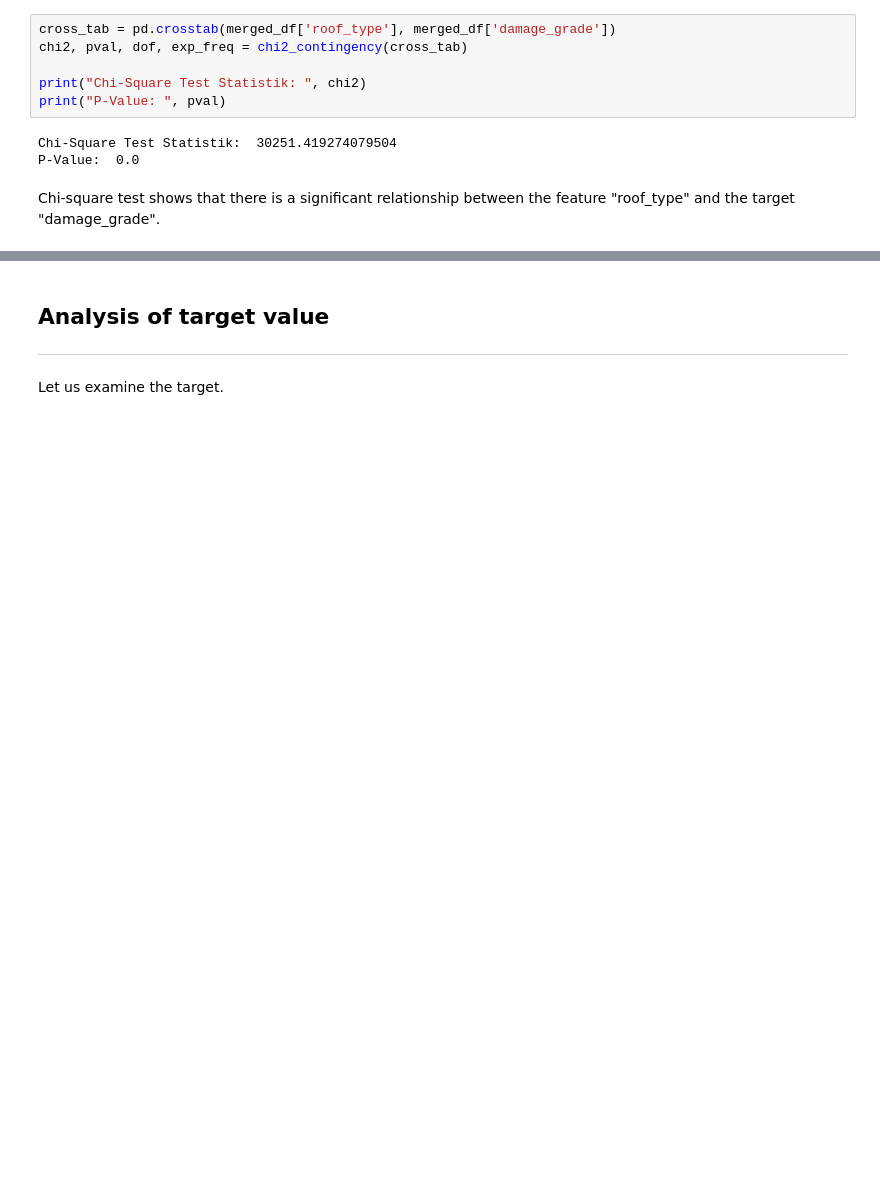
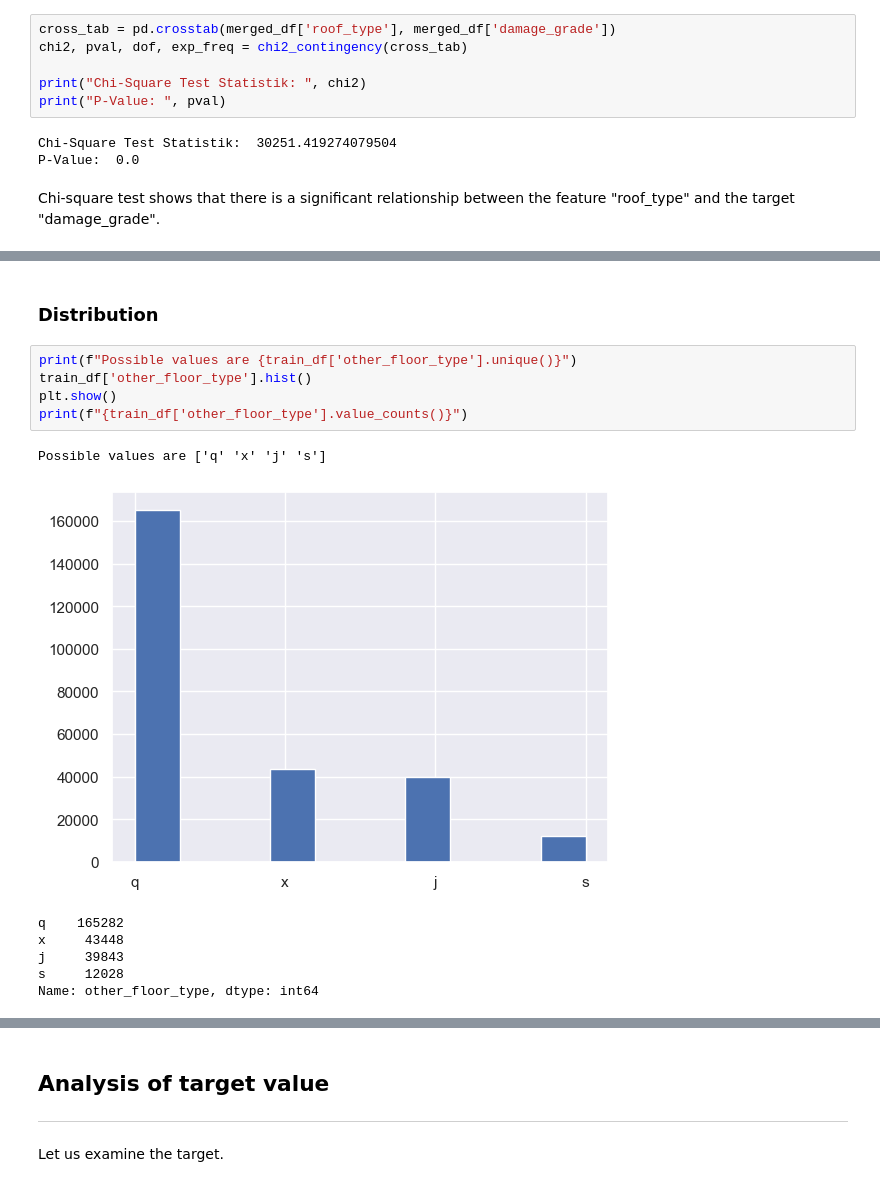
Before and after one commit to Sidies/-2015_Gorkha_earthquake_damage_prediction, a Jupyter notebook: notebooks/Exploration.ipynb, the cells around one changed output, grey strips where cells are left out. Saved outputs shown, nothing was run; the diff lists cells and outputs as text; blank space fills up the shorter version.

```diff
--- a/notebooks/Exploration.ipynb
+++ b/notebooks/Exploration.ipynb
@@ -512,0 +556,15 @@ Chi-square test shows that there is a significant relationship between the featu
+# %% [markdown]
+### Distribution
+# %%
+print(f"Possible values are {train_df['other_floor_type'].unique()}")
+train_df['other_floor_type'].hist()
+plt.show()
+print(f"{train_df['other_floor_type'].value_counts()}")
+# %% [output]
+Possible values are ['q' 'x' 'j' 's']
+[figure, added]
+q    165282
+x     43448
+j     39843
+s     12028
+Name: other_floor_type, dtype: int64
```
Also changed, not shown: parts of 14 cells of this notebook.
